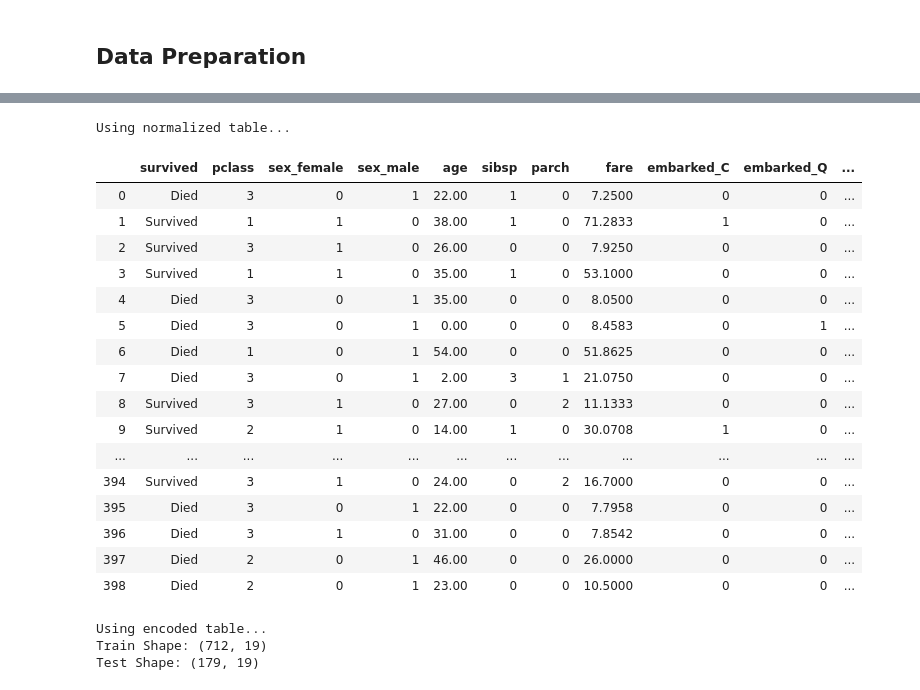
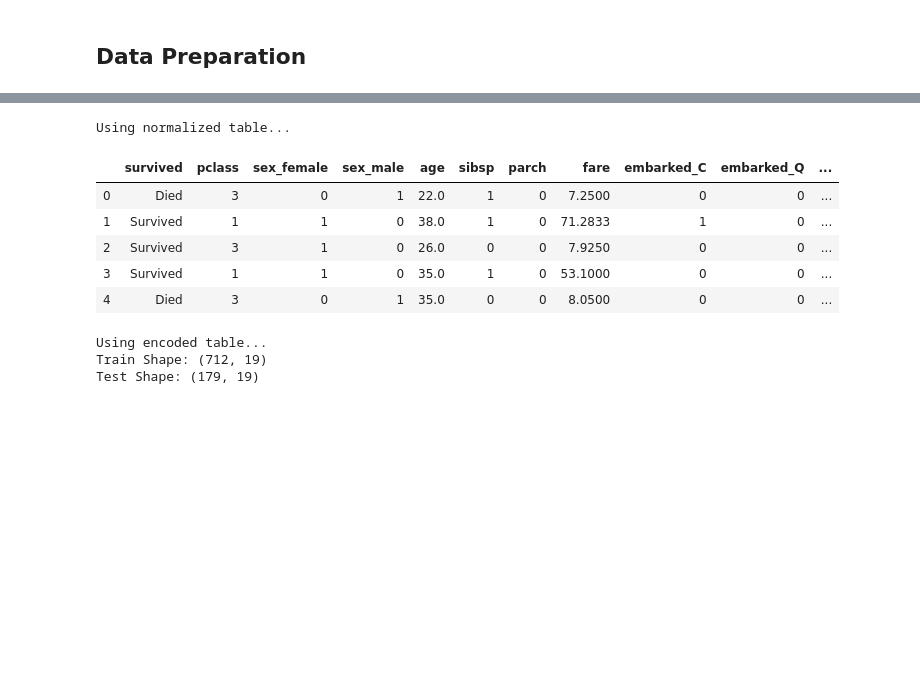
Before and after one commit to jykim/eda_utils, a Jupyter notebook: notebooks/titanic_example.ipynb, the cells around one changed output, grey strips where cells are left out. Cells and saved outputs as stored; diff of their text form; code cells hidden in the pictures; blank space fills up the shorter version.

```diff
--- a/notebooks/titanic_example.ipynb
+++ b/notebooks/titanic_example.ipynb
@@ -225,24 +214,13 @@ mt.normalize(topk=3)
 # %%
-mt.encode()
+mt.encode().head()
 # %% [output]
 Using normalized table...
 |  | survived | pclass | sex_female | sex_male | age | sibsp | parch | fare | embarked_C | embarked_Q | ... |
-| 0 | Died | 3 | 0 | 1 | 22.00 | 1 | 0 | 7.2500 | 0 | 0 | ... |
-| 1 | Survived | 1 | 1 | 0 | 38.00 | 1 | 0 | 71.2833 | 1 | 0 | ... |
-| 2 | Survived | 3 | 1 | 0 | 26.00 | 0 | 0 | 7.9250 | 0 | 0 | ... |
-| 3 | Survived | 1 | 1 | 0 | 35.00 | 1 | 0 | 53.1000 | 0 | 0 | ... |
-| 4 | Died | 3 | 0 | 1 | 35.00 | 0 | 0 | 8.0500 | 0 | 0 | ... |
-| 5 | Died | 3 | 0 | 1 | 0.00 | 0 | 0 | 8.4583 | 0 | 1 | ... |
-| 6 | Died | 1 | 0 | 1 | 54.00 | 0 | 0 | 51.8625 | 0 | 0 | ... |
-| 7 | Died | 3 | 0 | 1 | 2.00 | 3 | 1 | 21.0750 | 0 | 0 | ... |
-| 8 | Survived | 3 | 1 | 0 | 27.00 | 0 | 2 | 11.1333 | 0 | 0 | ... |
-| 9 | Survived | 2 | 1 | 0 | 14.00 | 1 | 0 | 30.0708 | 1 | 0 | ... |
-| ... | ... | ... | ... | ... | ... | ... | ... | ... | ... | ... | ... |
-| 394 | Survived | 3 | 1 | 0 | 24.00 | 0 | 2 | 16.7000 | 0 | 0 | ... |
-| 395 | Died | 3 | 0 | 1 | 22.00 | 0 | 0 | 7.7958 | 0 | 0 | ... |
-| 396 | Died | 3 | 1 | 0 | 31.00 | 0 | 0 | 7.8542 | 0 | 0 | ... |
-| 397 | Died | 2 | 0 | 1 | 46.00 | 0 | 0 | 26.0000 | 0 | 0 | ... |
-| 398 | Died | 2 | 0 | 1 | 23.00 | 0 | 0 | 10.5000 | 0 | 0 | ... |
+| 0 | Died | 3 | 0 | 1 | 22.0 | 1 | 0 | 7.2500 | 0 | 0 | ... |
+| 1 | Survived | 1 | 1 | 0 | 38.0 | 1 | 0 | 71.2833 | 1 | 0 | ... |
+| 2 | Survived | 3 | 1 | 0 | 26.0 | 0 | 0 | 7.9250 | 0 | 0 | ... |
+| 3 | Survived | 1 | 1 | 0 | 35.0 | 1 | 0 | 53.1000 | 0 | 0 | ... |
+| 4 | Died | 3 | 0 | 1 | 35.0 | 0 | 0 | 8.0500 | 0 | 0 | ... |
 # %%
 mt.split()
 # %% [output]
```
Also changed, not shown: parts of 4 cells of this notebook.
